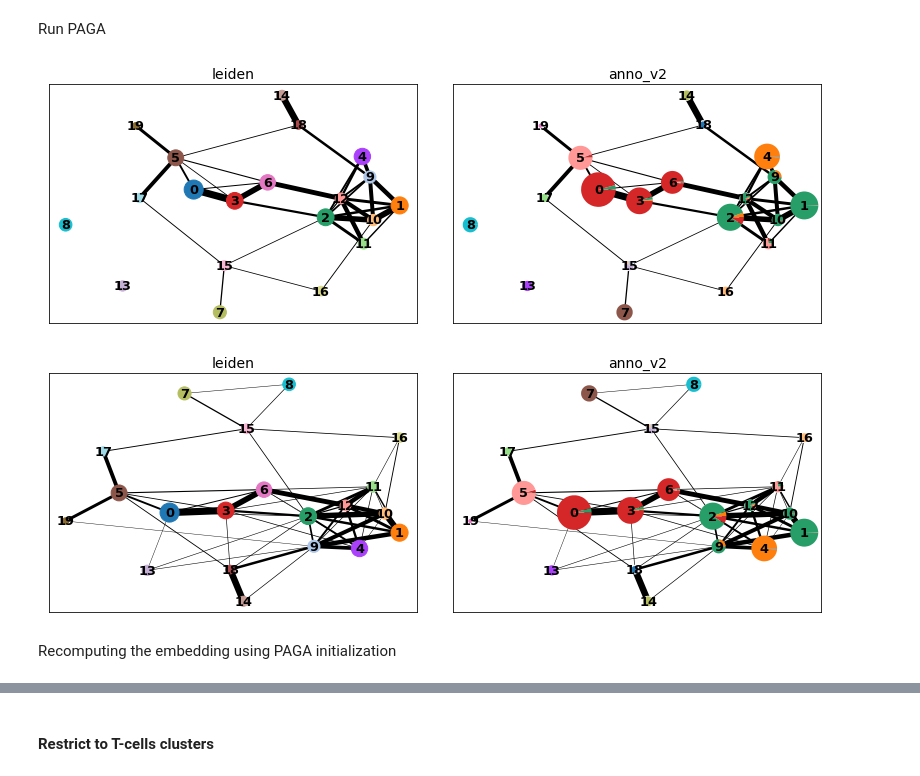
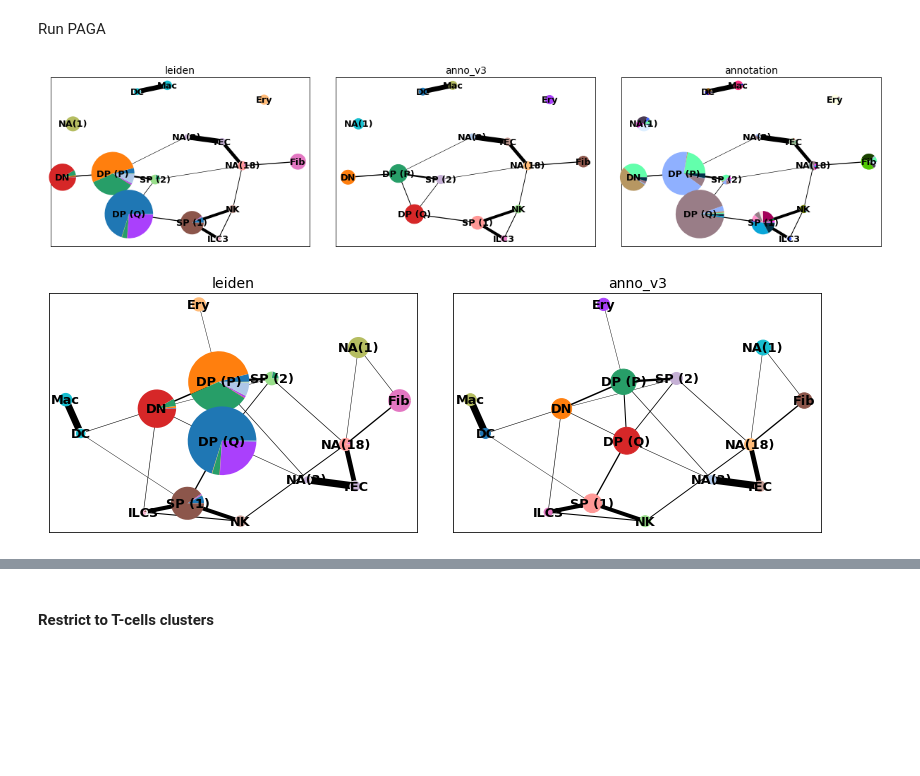
Before and after one commit to emdann/multiOmic_benchmark, a Jupyter notebook: test_methods/20191114_diffPseudotime_tcells.ipynb, the cells around one changed output, grey strips where cells are left out. Drawn from its saved outputs; the diff is of its cells as text; code cells hidden in the pictures; blank space fills up the shorter version.

Commit message:
1) Updated label transfer for thymus (annotation v3) 2) Updated dpt/MATCHER test

```diff
--- a/test_methods/20191114_diffPseudotime_tcells.ipynb
+++ b/test_methods/20191114_diffPseudotime_tcells.ipynb
@@ -132,0 +135,2 @@ sc.pl.umap(adata_hvg, color=['PTPRC','CD4','CD8A','CD8B','CD79A','FOXN1','EPCAM'
+# %%
+adata_hvg.obs['anno_v3'] = adata_hvg.obs['leiden_cecilia'].map(anno_v3)
@@ -143,5 +157,11 @@ adata.write(results_file, compression='gzip')
+# %%
+cell_cycle_genes = pd.read_table("/home/jovyan/annotations/cell_cycle_genes.tsv", header=None)
+# %%
+# adata_hvg.var.index[0] in cell_cycle_genes[0]
+adata_hvg.var["highly_variable_clean"] = [True if x not in cell_cycle_genes[0] else False for x in adata_hvg.var.index]
 # %%
 # adata = sc.read_h5ad('/home/jovyan/my_data/F74_RNA')
+adata_hvg_2 = adata_hvg[:, adata_hvg.var['highly_variable_clean']]
 # %% [markdown]
 Visualize graph (or is this required 4 PAGA?)
 # %%
@@ -159,8 +180,6 @@ sc.tl.paga(adata_hvg, groups="leiden")
 # %%
-sc.pl.paga(adata_hvg, threshold=0.1, color=["leiden", "anno_v2"])
-sc.pl.paga(adata_hvg, threshold=0.05, color=["leiden", "anno_v2"])
+sc.pl.paga(adata_hvg_2, threshold=0.08, color=["leiden", "anno_v3", "annotation"])
+sc.pl.paga(adata_hvg_2, threshold=0.05, color=["leiden", "anno_v3"])
 # %% [output]
-[figure, old version]
+[figure, new version]
-[figure, old version]
+[figure, new version]
-# %% [markdown]
-Recomputing the embedding using PAGA initialization
```
Also changed, not shown: parts of 34 cells of this notebook, 17 other files.
